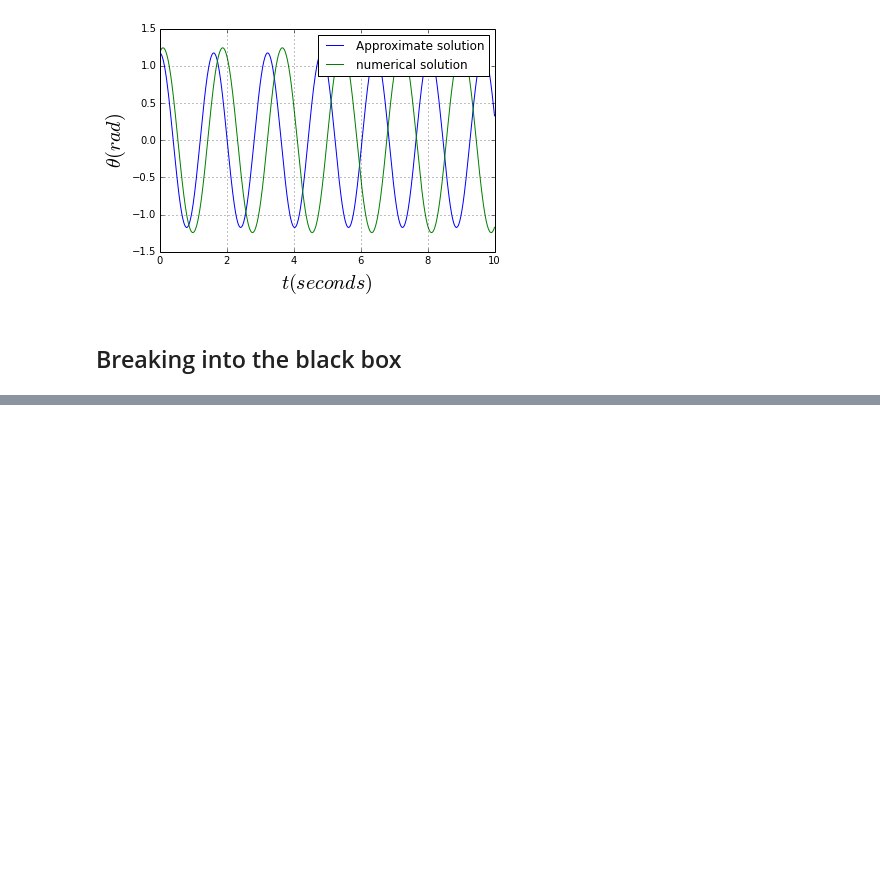
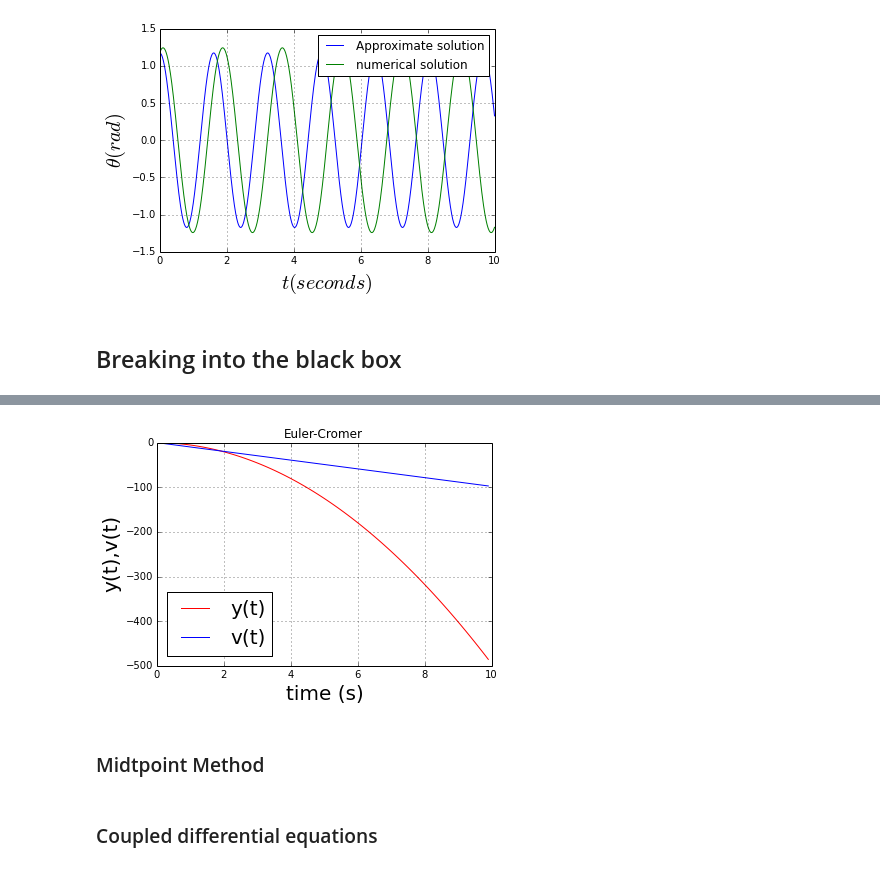
Before and after one commit to dytucker/PHYS202-S14, a Jupyter notebook: SciPy/ODETour.ipynb, the cells around one changed output, grey strips where cells are left out. Saved outputs shown, nothing was run; the diff lists cells and outputs as text; code cells hidden in the pictures; blank space fills up the shorter version.

```diff
--- a/SciPy/ODETour.ipynb
+++ b/SciPy/ODETour.ipynb
@@ -115,0 +193,36 @@ v = interact(simplePendulum,th0=(0.,90.),w0=(0.,10.),ell=(0.1,1.0),
+# %%
+def EulerCromerFreefall():
+    tmax = 10
+    dt = 0.1
+    a = -9.81
+    nsteps = int(tmax/dt)
+    t = np.zeros(nsteps)
+    v = np.zeros(nsteps)
+    y = np.zeros(nsteps)
+
+    t[0] = 0
+    v[0] = 0
+
+    for i in range(len(t)-1):
+        t[i+1] = t[i] + dt
+        v[i+1] = v[i] + dt * a
+        y[i+1] = y[i] + dt * v[i+1]
+
+    return t,v,y
+# %%
+tec,vec,yec = EulerCromerFreefall()
+# %%
+plt.plot(tec,yec,"r-",label="y(t)")
+plt.plot(tec,vec,"b-",label="v(t)")
+plt.xlabel("time (s)",fontsize=20)
+plt.ylabel("y(t),v(t)",fontsize=20)
+plt.grid()
+plt.title("Euler-Cromer")
+plt.legend(loc="best",fontsize=20)
+plt.show()
+# %% [output]
+[figure, added]
+# %% [markdown]
+### Midtpoint Method
+# %% [markdown]
+###  Coupled differential equations
```
Also changed, not shown: parts of 9 cells of this notebook, 1 other file.
